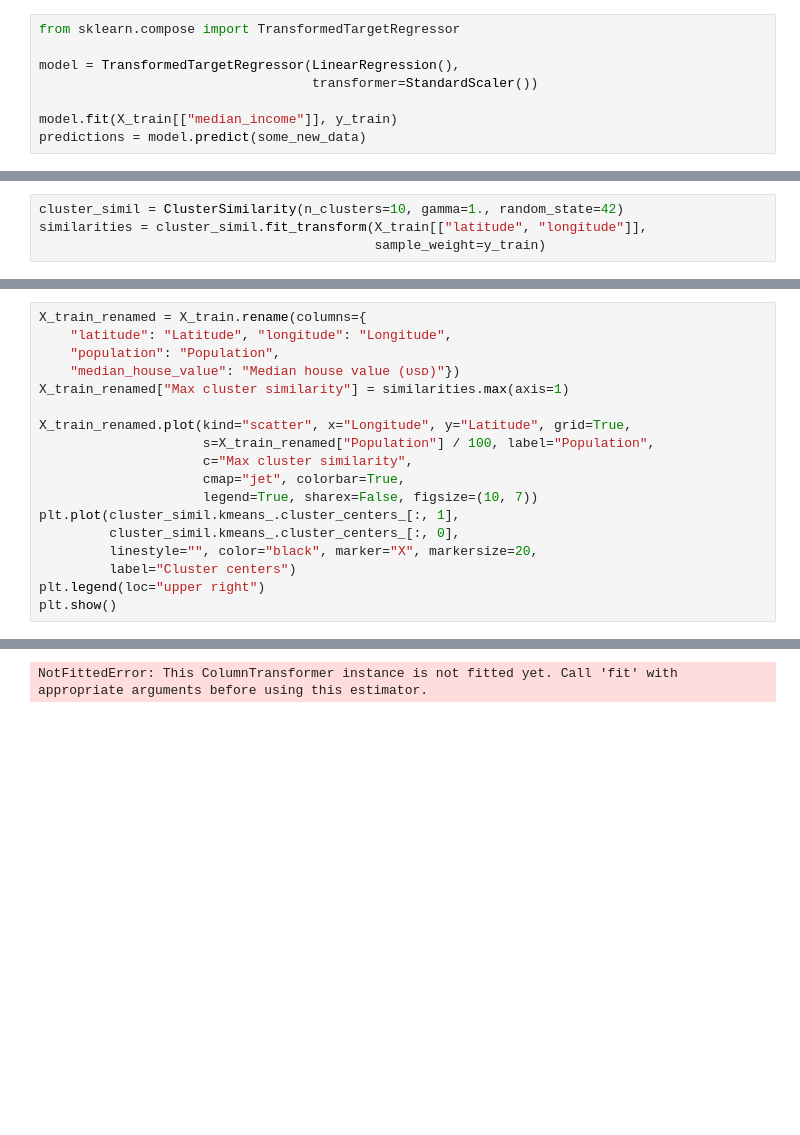
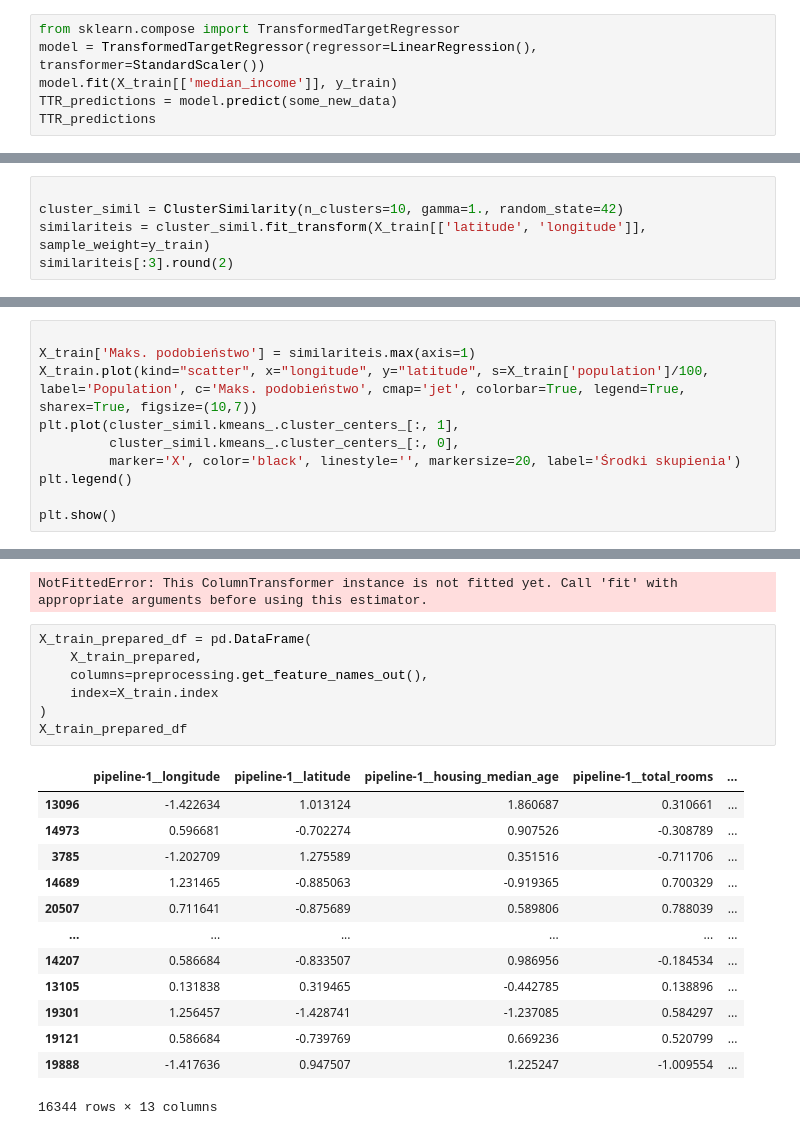
Before and after one commit to SokolowskiMik/WUM, a Jupyter notebook: 02_pierwszy_projekt_uczenia_maszynowego.ipynb, the cells around one changed output, grey strips where cells are left out. Cells and saved outputs as stored; diff of their text form; blank space fills up the shorter version.

```diff
--- a/02_pierwszy_projekt_uczenia_maszynowego.ipynb
+++ b/02_pierwszy_projekt_uczenia_maszynowego.ipynb
@@ -627,8 +599,6 @@ NameError: name 'predictions' is not defined
 # %%
 from sklearn.compose import TransformedTargetRegressor
-
-model = TransformedTargetRegressor(LinearRegression(),
-                                   transformer=StandardScaler())
-
-model.fit(X_train[["median_income"]], y_train)
-predictions = model.predict(some_new_data)
+model = TransformedTargetRegressor(regressor=LinearRegression(), transformer=StandardScaler())
+model.fit(X_train[['median_income']], y_train)
+TTR_predictions = model.predict(some_new_data)
+TTR_predictions
@@ -745,6 +663,7 @@ class ClusterSimilarity(BaseEstimator, TransformerMixin):
 # %%
+
 cluster_simil = ClusterSimilarity(n_clusters=10, gamma=1., random_state=42)
-similarities = cluster_simil.fit_transform(X_train[["latitude", "longitude"]],
-                                           sample_weight=y_train)
+similariteis = cluster_simil.fit_transform(X_train[['latitude', 'longitude']], sample_weight=y_train)
+similariteis[:3].round(2)
 # %% [output]
 ValueError: sample_weight.shape == (16512,), expected (16344,)!
@@ -757,18 +670,10 @@ array([[0.08, 0.  , 0.6 , 0.  , 0.  , 0.99, 0.  , 0.  , 0.  , 0.14],
 # %%
-X_train_renamed = X_train.rename(columns={
-    "latitude": "Latitude", "longitude": "Longitude",
-    "population": "Population",
-    "median_house_value": "Median house value (ᴜsᴅ)"})
-X_train_renamed["Max cluster similarity"] = similarities.max(axis=1)
 
-X_train_renamed.plot(kind="scatter", x="Longitude", y="Latitude", grid=True,
-                     s=X_train_renamed["Population"] / 100, label="Population",
-                     c="Max cluster similarity",
-                     cmap="jet", colorbar=True,
-                     legend=True, sharex=False, figsize=(10, 7))
+X_train['Maks. podobieństwo'] = similariteis.max(axis=1)
+X_train.plot(kind="scatter", x="longitude", y="latitude", s=X_train['population']/100, label='Population', c='Maks. podobieństwo', cmap='jet', colorbar=True, legend=True, sharex=True, figsize=(10,7))
 plt.plot(cluster_simil.kmeans_.cluster_centers_[:, 1],
          cluster_simil.kmeans_.cluster_centers_[:, 0],
-         linestyle="", color="black", marker="X", markersize=20,
-         label="Cluster centers")
-plt.legend(loc="upper right")
+         marker='X', color='black', linestyle='', markersize=20, label='Środki skupienia')
+plt.legend()
+
 plt.show()
@@ -929,6 +831,27 @@ AttributeError: 'ColumnTransformer' object has no attribute 'fit_transfomr'
 preprocessing.get_feature_names_out()
 # %% [output]
 NotFittedError: This ColumnTransformer instance is not fitted yet. Call 'fit' with appropriate arguments before using this estimator.
+# %%
+X_train_prepared_df = pd.DataFrame(
+    X_train_prepared,
+    columns=preprocessing.get_feature_names_out(),
+    index=X_train.index
+)
+X_train_prepared_df
+# %% [output]
+|  | pipeline-1__longitude | pipeline-1__latitude | pipeline-1__housing_median_age | pipeline-1__total_rooms | ... |
+| 13096 | -1.422634 | 1.013124 | 1.860687 | 0.310661 | ... |
+| 14973 | 0.596681 | -0.702274 | 0.907526 | -0.308789 | ... |
+| 3785 | -1.202709 | 1.275589 | 0.351516 | -0.711706 | ... |
+| 14689 | 1.231465 | -0.885063 | -0.919365 | 0.700329 | ... |
+| 20507 | 0.711641 | -0.875689 | 0.589806 | 0.788039 | ... |
+| ... | ... | ... | ... | ... | ... |
+| 14207 | 0.586684 | -0.833507 | 0.986956 | -0.184534 | ... |
+| 13105 | 0.131838 | 0.319465 | -0.442785 | 0.138896 | ... |
+| 19301 | 1.256457 | -1.428741 | -1.237085 | 0.584297 | ... |
+| 19121 | 0.586684 | -0.739769 | 0.669236 | 0.520799 | ... |
+| 19888 | -1.417636 | 0.947507 | 1.225247 | -1.009554 | ... |
+16344 rows × 13 columns
 # %%
 from sklearn.linear_model import LinearRegression
 lin_reg = LinearRegression()
```
Also changed, not shown: parts of 47 cells of this notebook, 1 other file.
